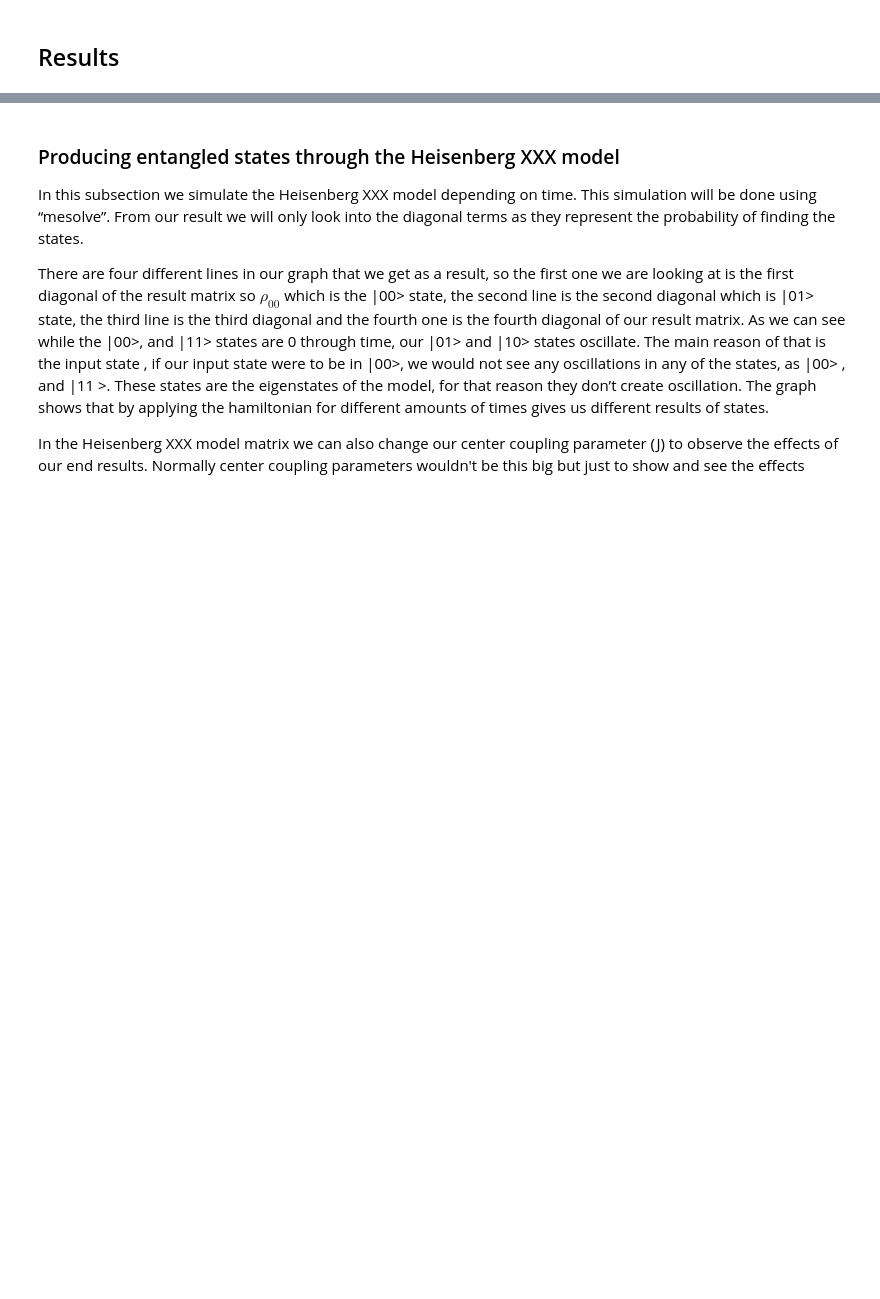
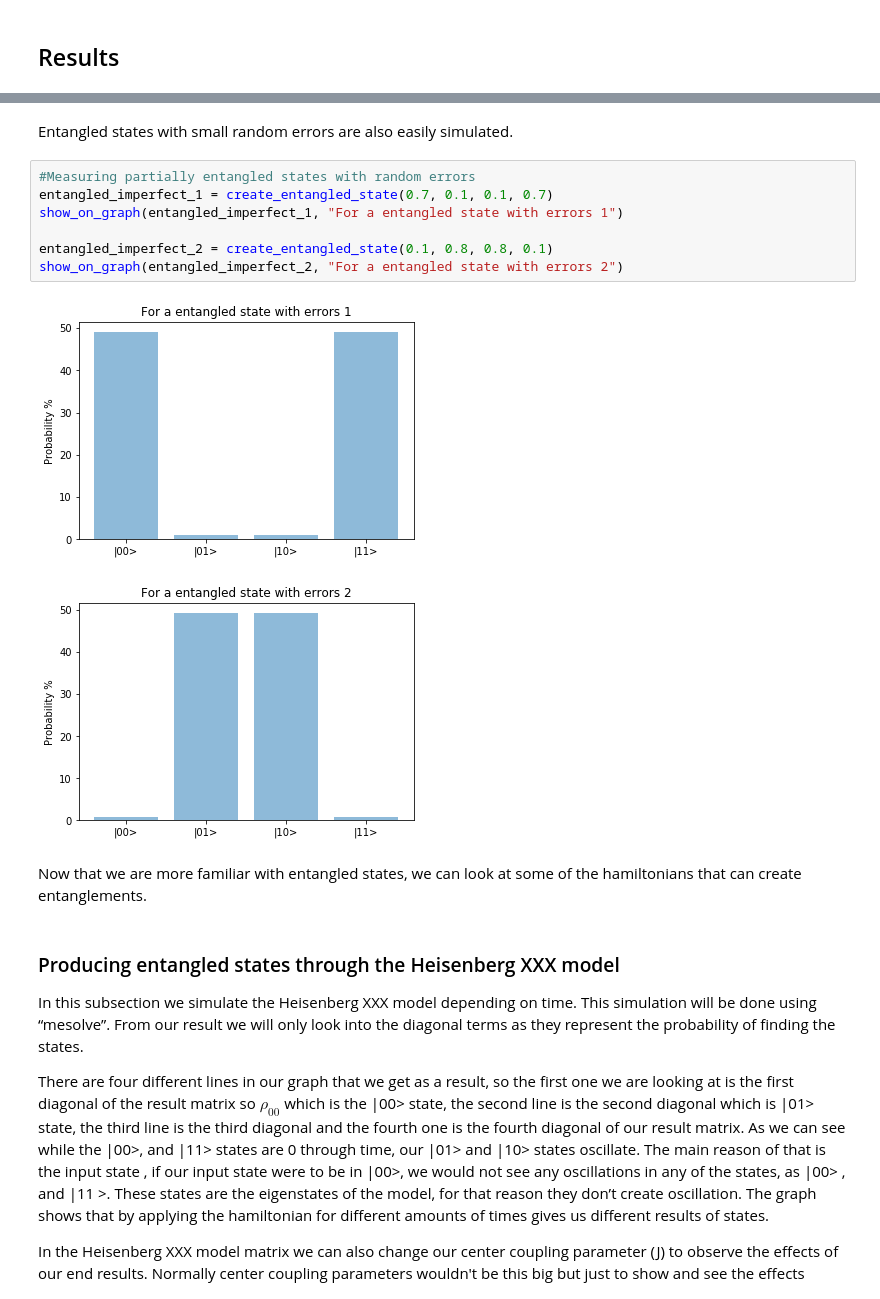
Before and after one commit to emre6943/QSM_Project, a Jupyter notebook: Final_Project_Quantum_Entanglement.ipynb, the cells around one changed output, grey strips where cells are left out. Drawn from its saved outputs; the diff is of its cells as text; blank space fills up the shorter version.

```diff
--- a/Final_Project_Quantum_Entanglement.ipynb
+++ b/Final_Project_Quantum_Entanglement.ipynb
@@ -116,3 +194,17 @@ The results show that an oscillation occurs as $\phi$ changes. This oscillation
+# %% [markdown]
+Entangled states with small random errors are also easily simulated.
+# %%
+#Measuring partially entangled states with random errors
+entangled_imperfect_1 = create_entangled_state(0.7, 0.1, 0.1, 0.7)
+show_on_graph(entangled_imperfect_1, "For a entangled state with errors 1")
+
+entangled_imperfect_2 = create_entangled_state(0.1, 0.8, 0.8, 0.1)
+show_on_graph(entangled_imperfect_2, "For a entangled state with errors 2")
+# %% [output]
+[figure, added]
+[figure, added]
+# %% [markdown]
+Now that we are more familiar with entangled states, we can look at some of the hamiltonians that can create entanglements.
 # %% [markdown]
 ### Producing entangled states through the Heisenberg XXX model
 
```
Also changed, not shown: parts of 14 cells of this notebook, 1 other file.
